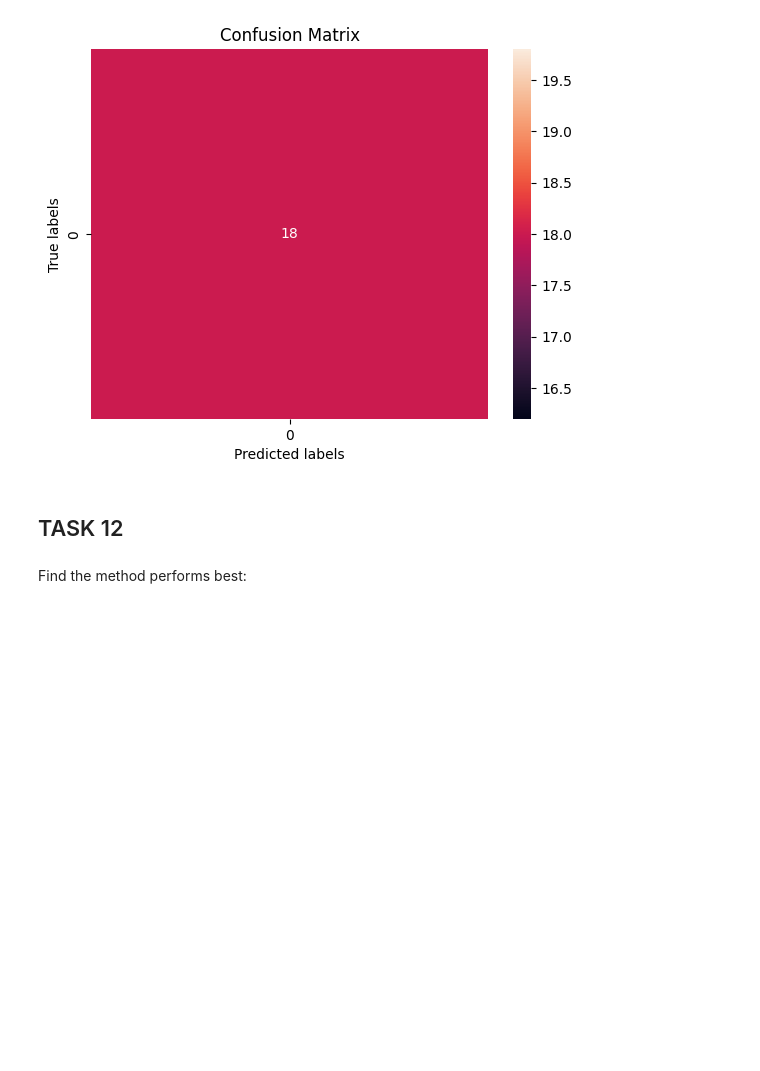
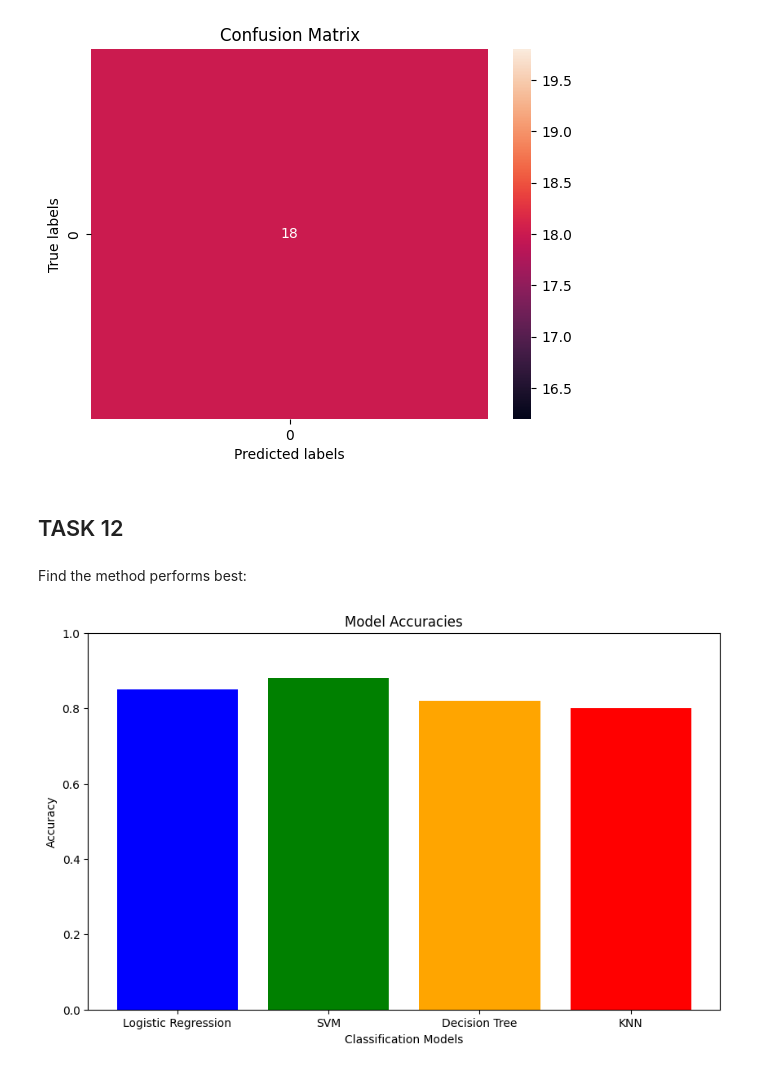
Before and after one commit to rupin-gore/Data-Science-Capstone-Project, a Jupyter notebook: 7-Machine-Learning-Prediction.ipynb, the cells around one changed output. Cells and saved outputs as stored; diff of their text form; code cells hidden in the pictures; blank space fills up the shorter version.

```diff
--- a/7-Machine-Learning-Prediction.ipynb
+++ b/7-Machine-Learning-Prediction.ipynb
@@ -311,3 +311,23 @@ ValueError: The number of FixedLocator locations (1), usually from a call to set
 ## TASK  12
 # %% [markdown]
 Find the method performs best:
+# %%
+# Example accuracies for the models
+import matplotlib.pyplot as plt
+model_accuracies = {
+	'Logistic Regression': 0.85,
+	'SVM': 0.88,
+	'Decision Tree': 0.82,
+	'KNN': 0.80
+}
+
+# Plotting the bar chart
+plt.figure(figsize=(10, 6))
+plt.bar(model_accuracies.keys(), model_accuracies.values(), color=['blue', 'green', 'orange', 'red'])
+plt.title('Model Accuracies')
+plt.xlabel('Classification Models')
+plt.ylabel('Accuracy')
+plt.ylim(0, 1)  # Accuracy ranges from 0 to 1
+plt.show()
+# %% [output]
+[figure, added]
```
Also changed, not shown: parts of 2 cells of this notebook, 4 other files.
